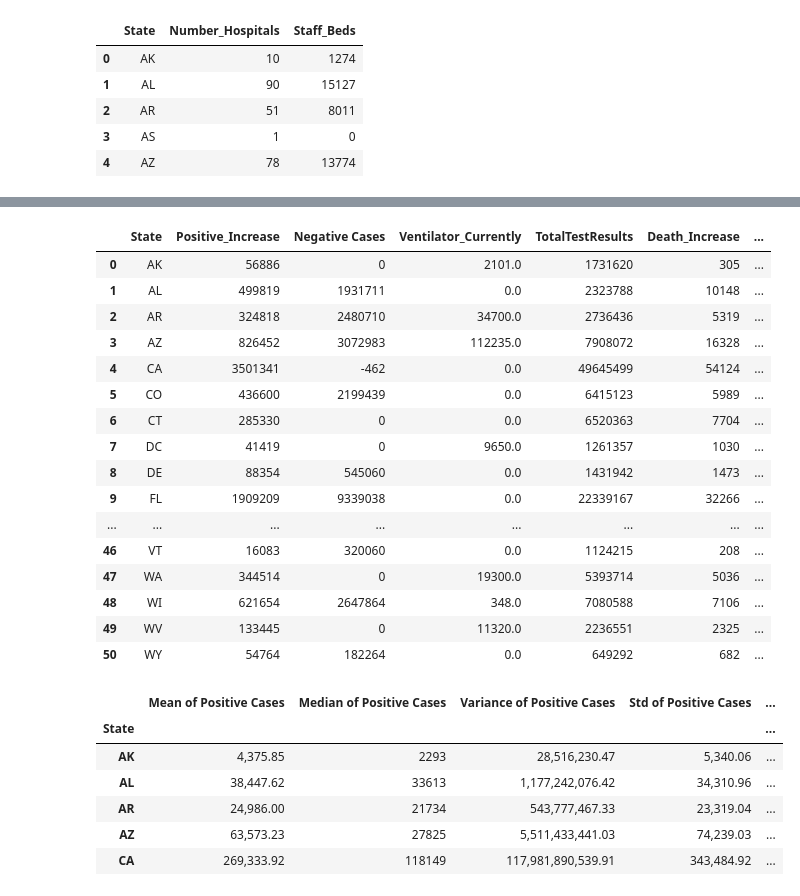
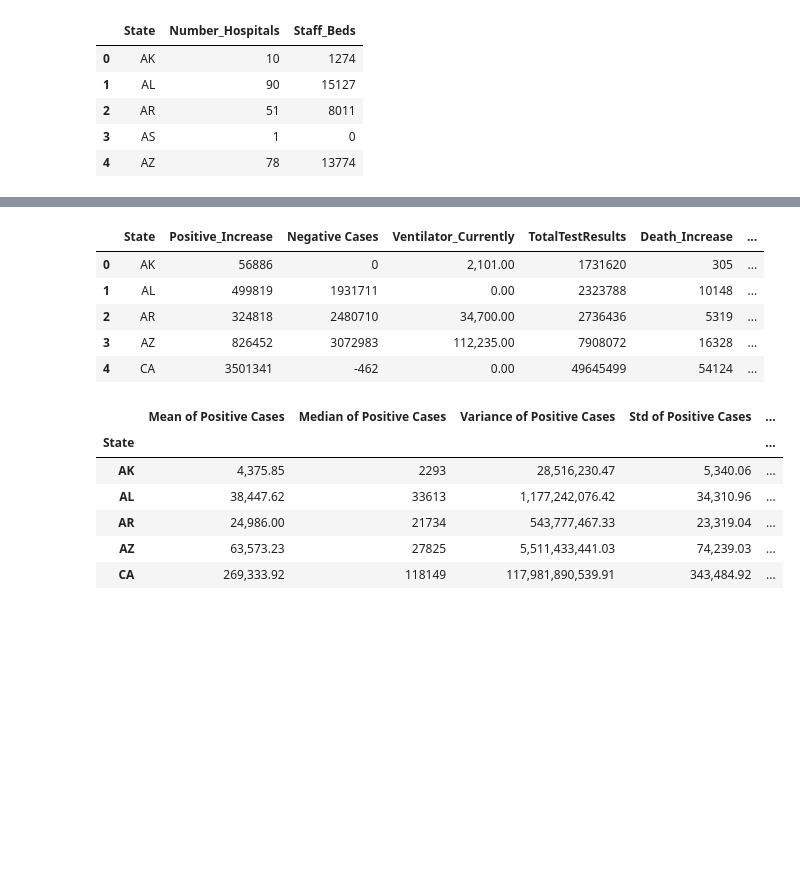
Before and after one commit to Subbagari1985/COVID-19-impact-on-Hospital-systems, a Jupyter notebook: Covid_Analysis_Merged.ipynb, the cells around one changed output, grey strips where cells are left out. Drawn from its saved outputs; the diff is of its cells as text; code cells hidden in the pictures; blank space fills up the shorter version.

```diff
--- a/Covid_Analysis_Merged.ipynb
+++ b/Covid_Analysis_Merged.ipynb
@@ -137,27 +137,16 @@ Clean_Covid_Data_Df.head()
 # %%
 #Calculate the total number of Positive cases, negative cases, ICU cases, and deaths for each state.
 Grouped_Covid_Info_Df = Grouped_Covid_Info_Df.groupby(['State']).agg({"Positive_Increase":'sum',"Negative Cases":'sum',"Ventilator_Currently":'sum',"TotalTestResults":'sum',"Death_Increase":'sum',"Hospitalized_Increase":'sum',"ICU_Currently":'sum'})
 Grouped_Covid_Info_Df = Grouped_Covid_Info_Df.reset_index()
 Clean_Covid_Hosp_Df= pd.merge(Grouped_Covid_Info_Df,Hospital_Data_Df)
-Clean_Covid_Hosp_Df
+Clean_Covid_Hosp_Df.head()
 # %% [output]
 |  | State | Positive_Increase | Negative Cases | Ventilator_Currently | TotalTestResults | Death_Increase | ... |
-| 0 | AK | 56886 | 0 | 2101.0 | 1731620 | 305 | ... |
-| 1 | AL | 499819 | 1931711 | 0.0 | 2323788 | 10148 | ... |
-| 2 | AR | 324818 | 2480710 | 34700.0 | 2736436 | 5319 | ... |
-| 3 | AZ | 826452 | 3072983 | 112235.0 | 7908072 | 16328 | ... |
-| 4 | CA | 3501341 | -462 | 0.0 | 49645499 | 54124 | ... |
-| 5 | CO | 436600 | 2199439 | 0.0 | 6415123 | 5989 | ... |
-| 6 | CT | 285330 | 0 | 0.0 | 6520363 | 7704 | ... |
-| 7 | DC | 41419 | 0 | 9650.0 | 1261357 | 1030 | ... |
-| 8 | DE | 88354 | 545060 | 0.0 | 1431942 | 1473 | ... |
-| 9 | FL | 1909209 | 9339038 | 0.0 | 22339167 | 32266 | ... |
-| ... | ... | ... | ... | ... | ... | ... | ... |
-| 46 | VT | 16083 | 320060 | 0.0 | 1124215 | 208 | ... |
-| 47 | WA | 344514 | 0 | 19300.0 | 5393714 | 5036 | ... |
-| 48 | WI | 621654 | 2647864 | 348.0 | 7080588 | 7106 | ... |
-| 49 | WV | 133445 | 0 | 11320.0 | 2236551 | 2325 | ... |
-| 50 | WY | 54764 | 182264 | 0.0 | 649292 | 682 | ... |
+| 0 | AK | 56886 | 0 | 2,101.00 | 1731620 | 305 | ... |
+| 1 | AL | 499819 | 1931711 | 0.00 | 2323788 | 10148 | ... |
+| 2 | AR | 324818 | 2480710 | 34,700.00 | 2736436 | 5319 | ... |
+| 3 | AZ | 826452 | 3072983 | 112,235.00 | 7908072 | 16328 | ... |
+| 4 | CA | 3501341 | -462 | 0.00 | 49645499 | 54124 | ... |
 # %%
 #Generate a summary statistics table consisting of the mean, median, variance, standard deviation, and SEM of the Covid positive cases for each state.
 
```
Also changed, not shown: parts of 44 cells of this notebook, 5 other files.
